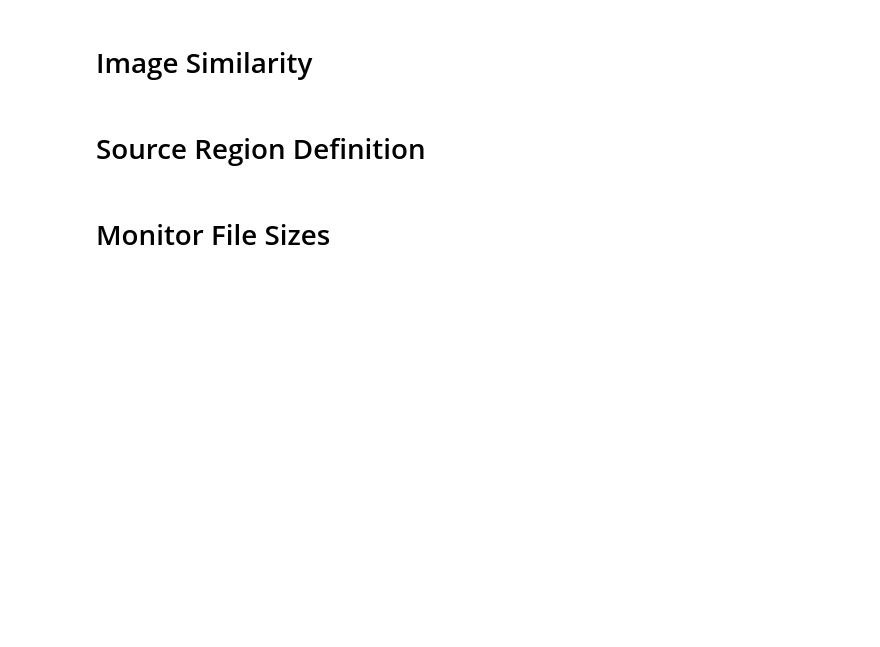
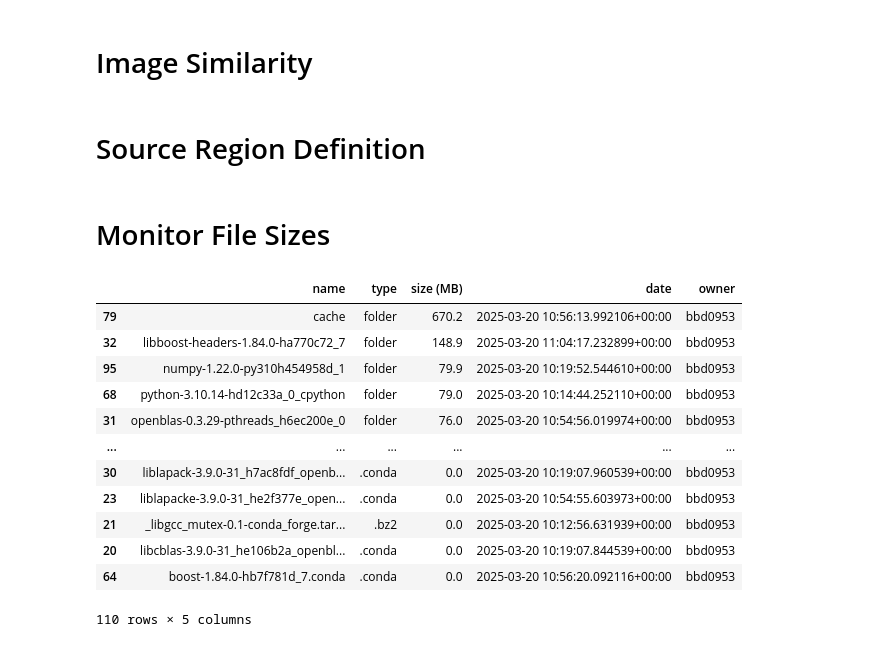
Before and after one commit to tmartinezML/LOFAR-Diffusion, a Jupyter notebook: src/notebooks/experiments.ipynb, the cells around one changed output. Cells and saved outputs as stored; diff of their text form; code cells hidden in the pictures; blank space fills up the shorter version.

```diff
--- a/src/notebooks/experiments.ipynb
+++ b/src/notebooks/experiments.ipynb
@@ -1088,10 +1172,10 @@ for i in ii:
 # %%
 from tqdm import tqdm
-from data.segment import get_circle
+from data.segment import get_circle, get_sample_mask, circular_mask
 from data.transforms import max_scale_batch
 
 images = max_scale_batch(samples_dset.data.numpy().squeeze())
-masks = np.array([get_source_mask(img, dilate=0) for img in tqdm(images)])
+masks = np.array([get_sample_mask(img, dilate=0) for img in tqdm(images)]).astype(bool)
 samples_dset.masks = torch.tensor(masks)
 
 sample_circles = np.array([get_circle(mask) for mask in tqdm(masks)])
@@ -1516,0 +2055,27 @@ header
+# %%
+from data.datasets import LOFARPrototypesDataset, SamplesDataset
+
+proto_dset = LOFARPrototypesDataset(
+    "prototypes",
+    train_mode=False,
+    img_size=80,
+)
+
+samples_dset = SamplesDataset(
+    "Prototypes_Model_SizeCond", key="samples_Size-Conditioned"
+)
+# %%
+import data.transforms as trfs
+from tqdm import tqdm
+from data.segment import get_sample_mask
+
+proto_imgs = proto_dset.transforms(proto_dset.data).numpy().squeeze()
+proto_masks = proto_dset.masks.numpy().astype(bool)
+
+smpl_imgs = trfs.max_scale_batch(samples_dset.data.numpy().squeeze())
+smpl_masks = np.array(
+    [
+        get_sample_mask(img, dilate=0, expand=False, smooth=False)
+        for img in tqdm(smpl_imgs, desc=f"{'Sample source masks':<30}")
+    ]
+).astype(bool)
@@ -1517,3 +2164,12 @@ header
+# %%
+fig, ax = plt.subplots(1, 1, figsize=(10, 10))
+
+x = np.linspace(0, 8e-3, 500)
+ax.plot(x, lognorm.pdf(x, 0.9, 1e-4, 3e-3))
+
+ax.grid(alpha=0.3)
+
+fig.show()
 # %% [markdown]
 # Compress H5 File
 # %%
@@ -2379,9 +3035,23 @@ def path_info_df(p, size_in="GB", include_symlinks=False, recursive=True):
 # %%
 import utils.paths as paths
 
-p = paths.STORAGE_PARENT / "image_data/LOFAR/subsets"
-df = path_info_df(p, size_in="GB", include_symlinks=False, recursive=True)
+p = Path('/hshome/bbd0953')
+df = path_info_df(p, size_in="MB", include_symlinks=False, recursive=True)
 df
+# %% [output]
+|  | name | type | size (MB) | date | owner |
+| 79 | cache | folder | 670.2 | 2025-03-20 10:56:13.992106+00:00 | bbd0953 |
+| 32 | libboost-headers-1.84.0-ha770c72_7 | folder | 148.9 | 2025-03-20 11:04:17.232899+00:00 | bbd0953 |
+| 95 | numpy-1.22.0-py310h454958d_1 | folder | 79.9 | 2025-03-20 10:19:52.544610+00:00 | bbd0953 |
+| 68 | python-3.10.14-hd12c33a_0_cpython | folder | 79.0 | 2025-03-20 10:14:44.252110+00:00 | bbd0953 |
+| 31 | openblas-0.3.29-pthreads_h6ec200e_0 | folder | 76.0 | 2025-03-20 10:54:56.019974+00:00 | bbd0953 |
+| ... | ... | ... | ... | ... | ... |
+| 30 | liblapack-3.9.0-31_h7ac8fdf_openb... | .conda | 0.0 | 2025-03-20 10:19:07.960539+00:00 | bbd0953 |
+| 23 | liblapacke-3.9.0-31_he2f377e_open... | .conda | 0.0 | 2025-03-20 10:54:55.603973+00:00 | bbd0953 |
+| 21 | _libgcc_mutex-0.1-conda_forge.tar... | .bz2 | 0.0 | 2025-03-20 10:12:56.631939+00:00 | bbd0953 |
+| 20 | libcblas-3.9.0-31_he106b2a_openbl... | .conda | 0.0 | 2025-03-20 10:19:07.844539+00:00 | bbd0953 |
+| 64 | boost-1.84.0-hb7f781d_7.conda | .conda | 0.0 | 2025-03-20 10:56:20.092116+00:00 | bbd0953 |
+110 rows × 5 columns
 # %%
 names = [
     n for n, o in zip(df["name"], df["owner"]) if ("sweep" in n) and o == "bbd0953"
```
Also changed, not shown: parts of 72 cells of this notebook, 18 other files.
